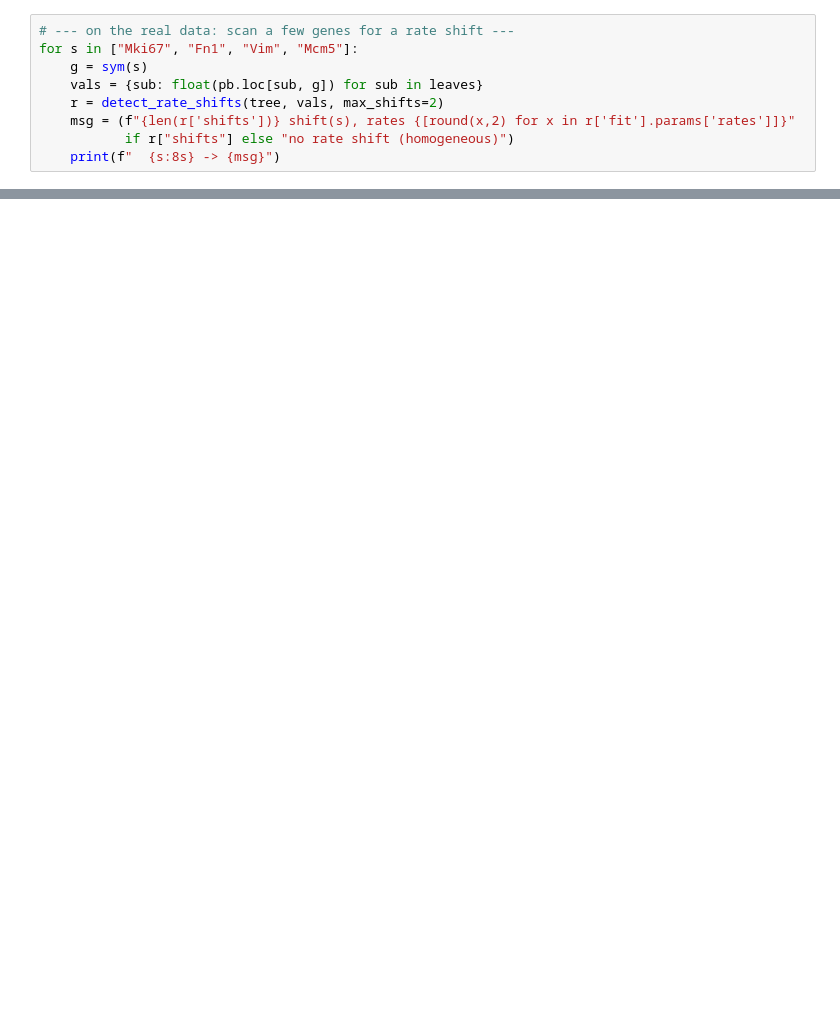
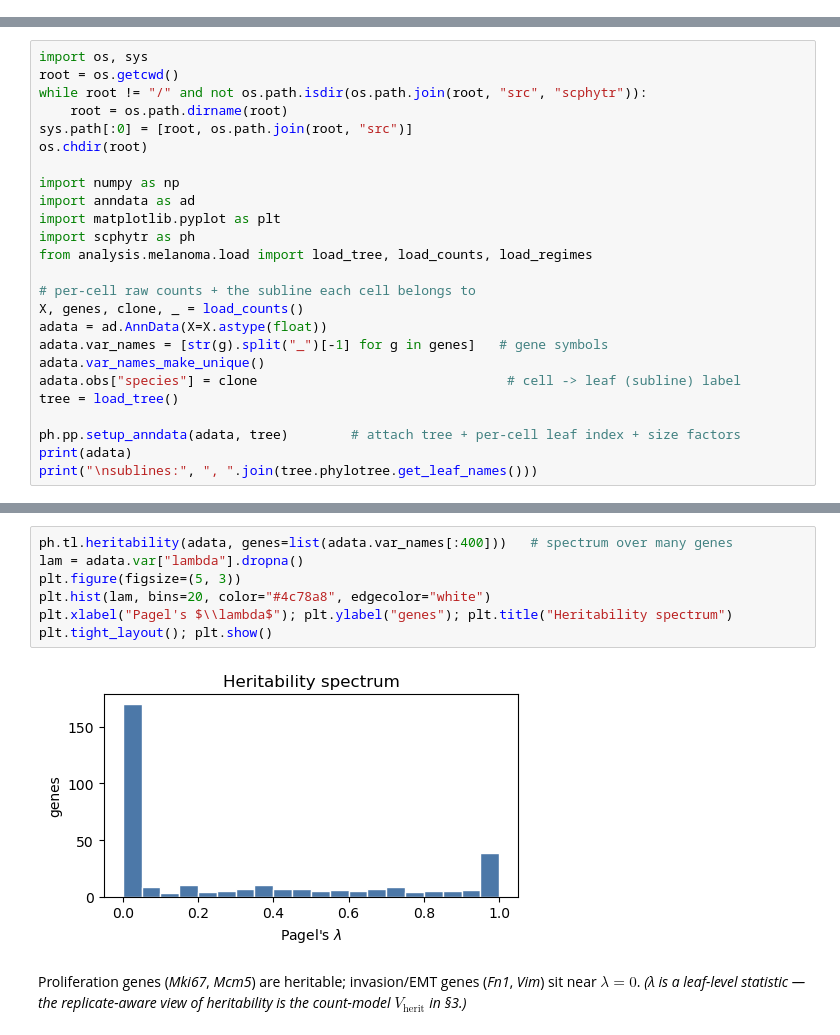
Before and after one commit to pedrofale/scPhyTr, a Jupyter notebook: notebooks/scphytr_tutorial.ipynb, the cells around one changed output, grey strips where cells are left out. Cells and saved outputs as stored; diff of their text form; blank space fills up the shorter version.

```diff
--- a/notebooks/scphytr_tutorial.ipynb
+++ b/notebooks/scphytr_tutorial.ipynb
@@ -260,9 +0,0 @@ planted 8x shift in a 16-subline clade:
-# %%
-# --- on the real data: scan a few genes for a rate shift ---
-for s in ["Mki67", "Fn1", "Vim", "Mcm5"]:
-    g = sym(s)
-    vals = {sub: float(pb.loc[sub, g]) for sub in leaves}
-    r = detect_rate_shifts(tree, vals, max_shifts=2)
-    msg = (f"{len(r['shifts'])} shift(s), rates {[round(x,2) for x in r['fit'].params['rates']]}"
-           if r["shifts"] else "no rate shift (homogeneous)")
-    print(f"  {s:8s} -> {msg}")
@@ -363,0 +23,25 @@ Hotspot, and RevBayes provide separately.
+# %%
+import os, sys
+root = os.getcwd()
+while root != "/" and not os.path.isdir(os.path.join(root, "src", "scphytr")):
+    root = os.path.dirname(root)
+sys.path[:0] = [root, os.path.join(root, "src")]
+os.chdir(root)
+
+import numpy as np
+import anndata as ad
+import matplotlib.pyplot as plt
+import scphytr as ph
+from analysis.melanoma.load import load_tree, load_counts, load_regimes
+
+# per-cell raw counts + the subline each cell belongs to
+X, genes, clone, _ = load_counts()
+adata = ad.AnnData(X=X.astype(float))
+adata.var_names = [str(g).split("_")[-1] for g in genes]   # gene symbols
+adata.var_names_make_unique()
+adata.obs["species"] = clone                                # cell -> leaf (subline) label
+tree = load_tree()
+
+ph.pp.setup_anndata(adata, tree)        # attach tree + per-cell leaf index + size factors
+print(adata)
+print("\nsublines:", ", ".join(tree.phylotree.get_leaf_names()))
@@ -363,0 +73,13 @@ Hotspot, and RevBayes provide separately.
+# %%
+ph.tl.heritability(adata, genes=list(adata.var_names[:400]))   # spectrum over many genes
+lam = adata.var["lambda"].dropna()
+plt.figure(figsize=(5, 3))
+plt.hist(lam, bins=20, color="#4c78a8", edgecolor="white")
+plt.xlabel("Pagel's $\\lambda$"); plt.ylabel("genes"); plt.title("Heritability spectrum")
+plt.tight_layout(); plt.show()
+# %% [output]
+[figure, added]
+# %% [markdown]
+Proliferation genes (*Mki67*, *Mcm5*) are heritable; invasion/EMT genes (*Fn1*, *Vim*) sit near
+$\lambda=0$. *(λ is a leaf-level statistic — the replicate-aware view of heritability is the
+count-model $V_\text{herit}$ in §3.)*
```
Also changed, not shown: parts of 44 cells of this notebook, 1 other file.
